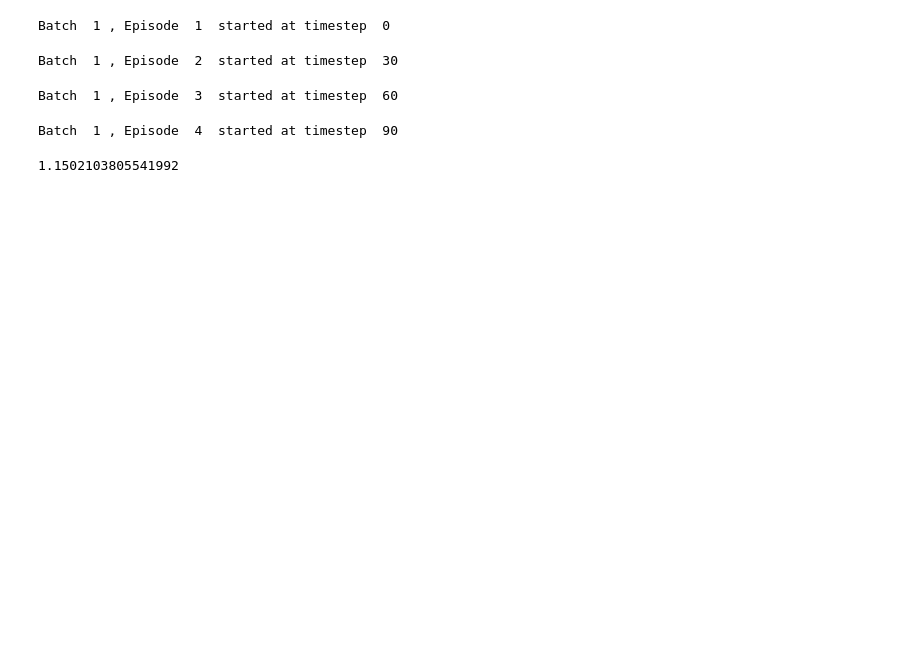
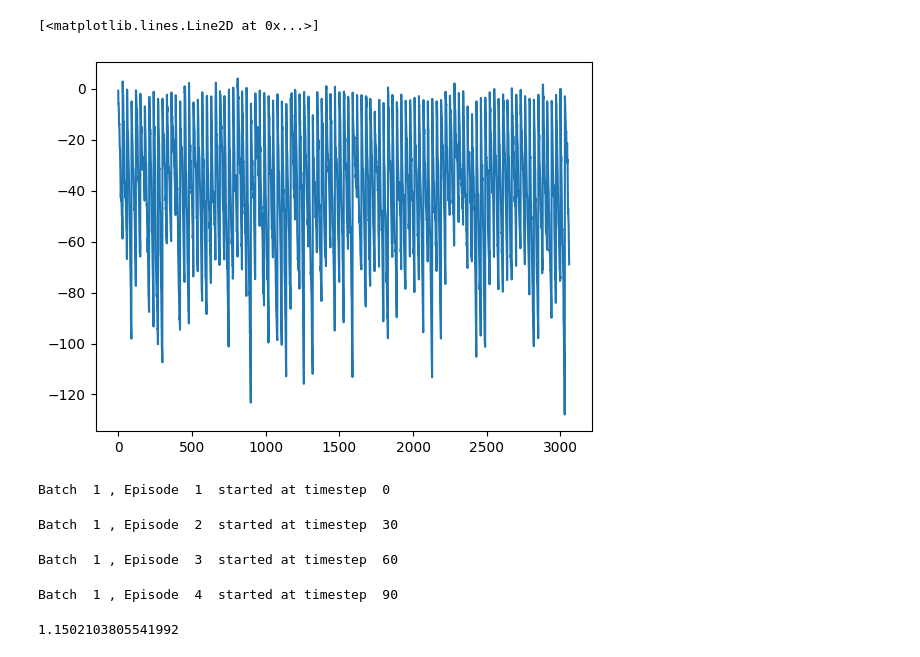
Before and after one commit to judeha/art-heist, a Jupyter notebook: notebooks/6.0_tripartite_training.ipynb, the cells around one changed output. Cells and saved outputs as stored; diff of their text form; code cells hidden in the pictures; blank space fills up the shorter version.

```diff
--- a/notebooks/6.0_tripartite_training.ipynb
+++ b/notebooks/6.0_tripartite_training.ipynb
@@ -93,8 +94,6 @@ def rollout():
             # Take step
             data, reward, _, _ = env.step(action)
 
-            writer.add_scalar('Reward', reward)
-
             # Collect step reward
             ep_reward.append(reward)
 
@@ -112,15 +111,17 @@ def rollout():
     batch_log_probs = torch.tensor(batch_log_probs)
     batch_acts = torch.tensor(batch_acts)
 
-    return batch_data, batch_v, batch_acts, batch_log_probs, batch_rtgs
+    return batch_data, batch_v, batch_acts, batch_log_probs, batch_rtgs, batch_rewards
 # %%
 total_t = 0
+rewards = []
 total_b = 0
 while total_t < max_total_timesteps:
     # Create a new batch of length T = max_timesteps_per_batch
     total_b += 1
     print("Batch ", total_b, " is ", total_t, " timesteps in")
-    batch_data, batch_v, batch_acts, batch_log_probs, batch_rtgs = rollout()
+    batch_data, batch_v, batch_acts, batch_log_probs, batch_rtgs, batch_rewards = rollout()
+    rewards += batch_rewards
     total_t += max_timesteps_per_batch
 
     # Calculate advantage
@@ -148,6 +149,14 @@ while total_t < max_total_timesteps:
         critic_optim.zero_grad()
         critic_loss.backward()
         critic_optim.step()
+# %%
+rewards_arr = np.array(rewards)
+rewards_arr = rewards_arr.reshape((rewards_arr.size))
+# %%
+plt.plot(np.arange(len(rewards_arr)), rewards_arr)
+# %% [output]
+[<matplotlib.lines.Line2D at 0x...>]
+[figure, added]
 # %%
 total_t = 0
 total_e = 0
```
Also changed, not shown: parts of 2 cells of this notebook.
